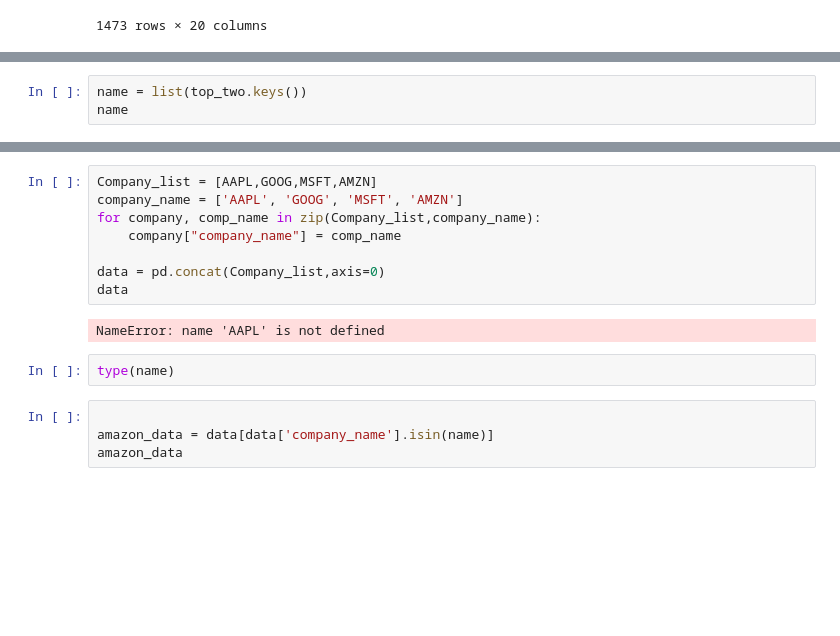
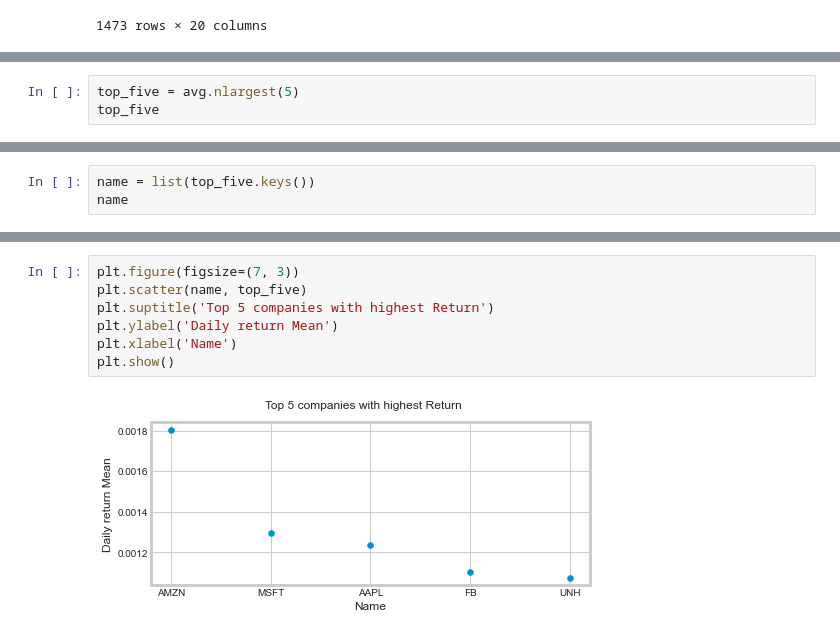
Before and after one commit to RITISHKARKIUNH/stockanalysis, a Jupyter notebook: Stock_Analysis.ipynb, the cells around one changed output, grey strips where cells are left out. Saved outputs shown, nothing was run; the diff lists cells and outputs as text; blank space fills up the shorter version.

```diff
--- a/Stock_Analysis.ipynb
+++ b/Stock_Analysis.ipynb
@@ -188,0 +204,3 @@ dtype: float64
+# %%
+top_five = avg.nlargest(5)
+top_five
@@ -189,4 +215,4 @@ dtype: float64
 # %%
-name = list(top_two.keys())
+name = list(top_five.keys())
 name
 # %% [output]
@@ -209,16 +220,9 @@ fig.tight_layout()
-# %%
-Company_list = [AAPL,GOOG,MSFT,AMZN]
-company_name = ['AAPL', 'GOOG', 'MSFT', 'AMZN']
-for company, comp_name in zip(Company_list,company_name):
-    company["company_name"] = comp_name
-
-data = pd.concat(Company_list,axis=0)
-data
-# %% [output]
-NameError: name 'AAPL' is not defined
-# %%
-type(name)
-# %%
-
-amazon_data = data[data['company_name'].isin(name)]
-amazon_data
+# %%
+plt.figure(figsize=(7, 3))
+plt.scatter(name, top_five)
+plt.suptitle('Top 5 companies with highest Return')
+plt.ylabel('Daily return Mean')
+plt.xlabel('Name')
+plt.show()
+# %% [output]
+[figure, added]
```
Also changed, not shown: parts of 10 cells of this notebook.
